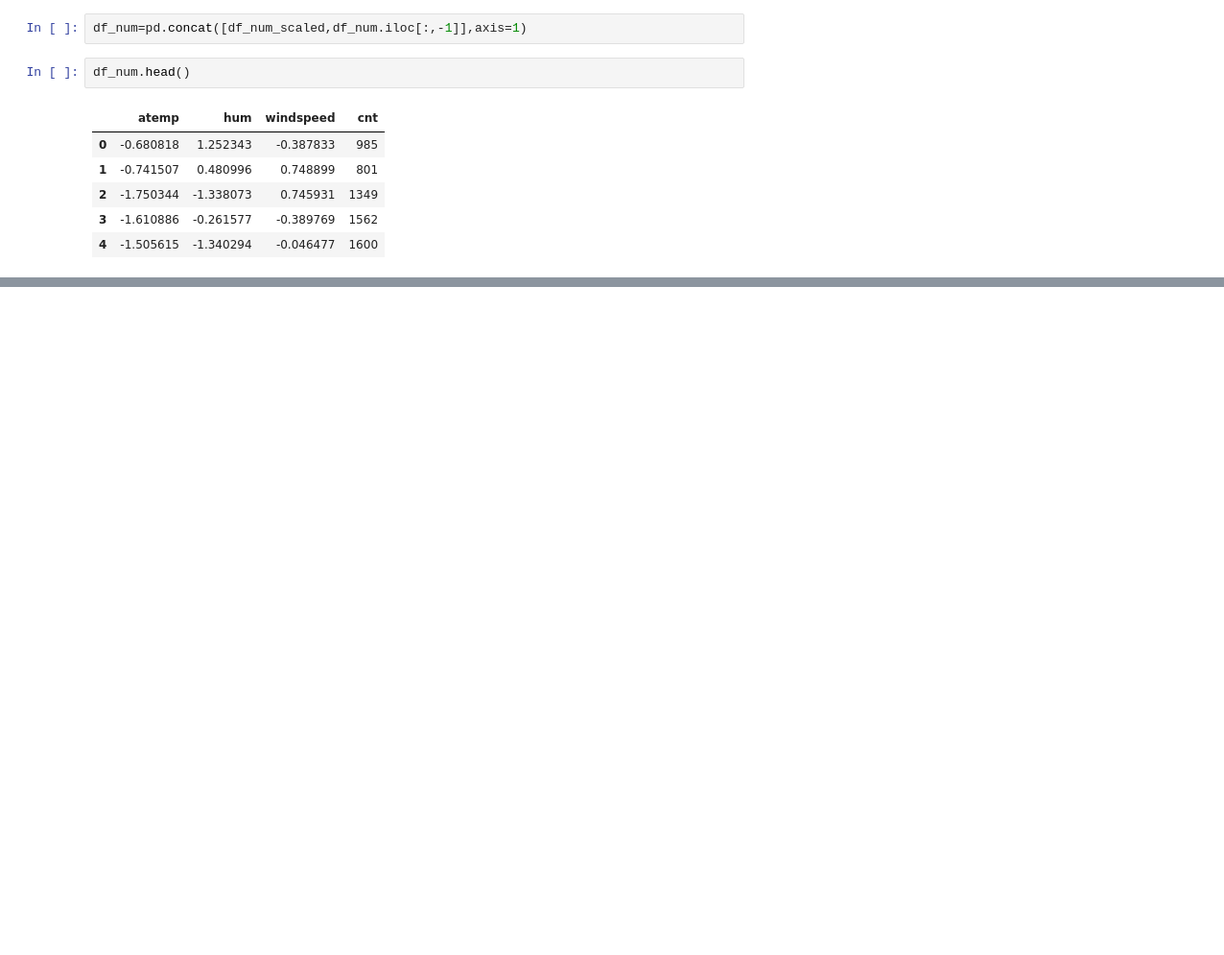
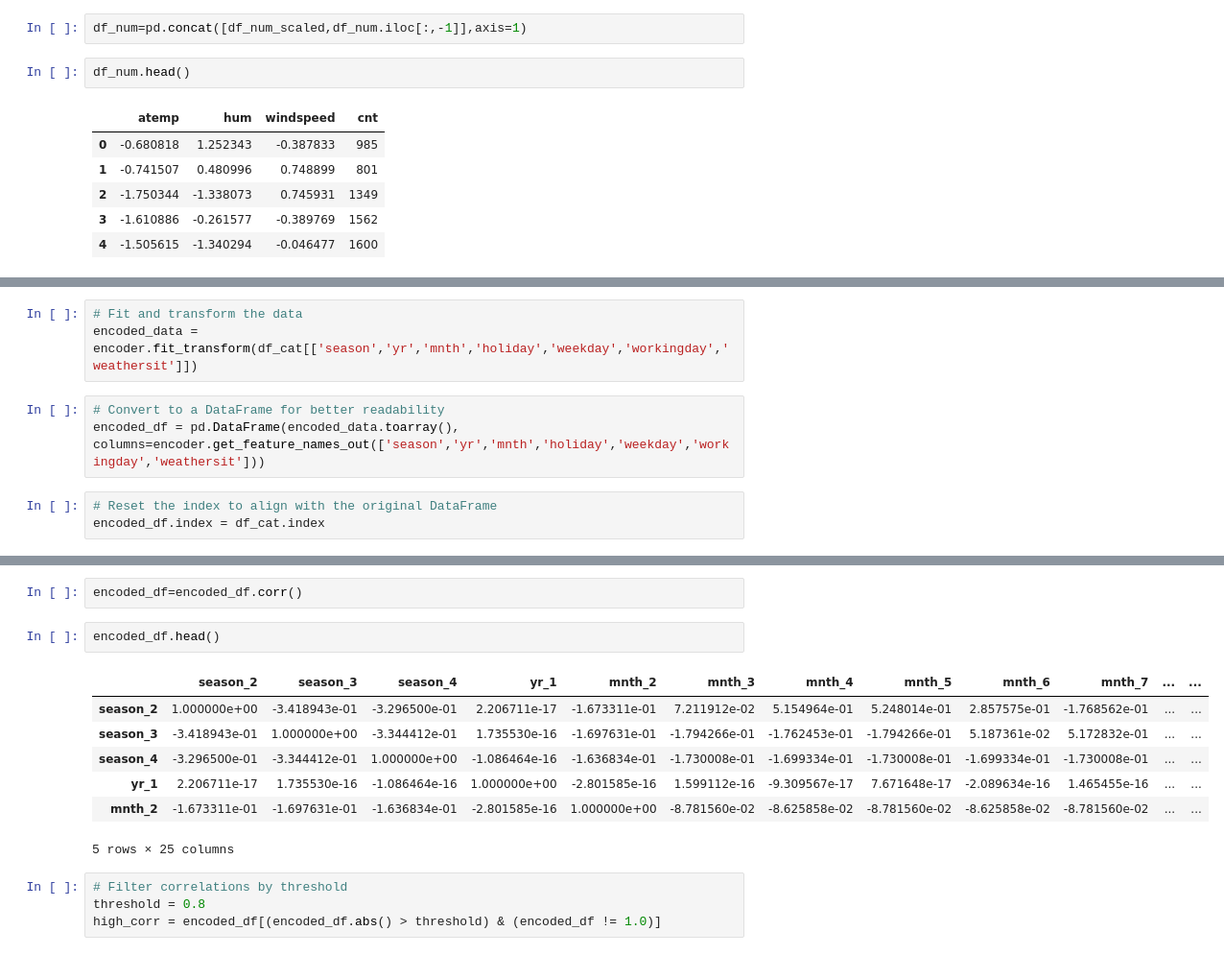
Before and after one commit to 4chaksu/Bike-Demand-Prediction, a Jupyter notebook: Multiple_Linear_Regression.ipynb, the cells around one changed output, grey strips where cells are left out. Shown: that part at 96% size. Cells and saved outputs as stored; diff of their text form; blank space fills up the shorter version.

```diff
--- a/Multiple_Linear_Regression.ipynb
+++ b/Multiple_Linear_Regression.ipynb
@@ -218,0 +190,9 @@ plt.show()
+# %%
+# Fit and transform the data
+encoded_data = encoder.fit_transform(df_cat[['season','yr','mnth','holiday','weekday','workingday','weathersit']])
+# %%
+# Convert to a DataFrame for better readability
+encoded_df = pd.DataFrame(encoded_data.toarray(), columns=encoder.get_feature_names_out(['season','yr','mnth','holiday','weekday','workingday','weathersit']))
+# %%
+# Reset the index to align with the original DataFrame
+encoded_df.index = df_cat.index
@@ -218,0 +209,16 @@ plt.show()
+# %%
+encoded_df=encoded_df.corr()
+# %%
+encoded_df.head()
+# %% [output]
+|  | season_2 | season_3 | season_4 | yr_1 | mnth_2 | mnth_3 | mnth_4 | mnth_5 | mnth_6 | mnth_7 | ... | ... |
+| season_2 | 1.000000e+00 | -3.418943e-01 | -3.296500e-01 | 2.206711e-17 | -1.673311e-01 | 7.211912e-02 | 5.154964e-01 | 5.248014e-01 | 2.857575e-01 | -1.768562e-01 | ... | ... |
+| season_3 | -3.418943e-01 | 1.000000e+00 | -3.344412e-01 | 1.735530e-16 | -1.697631e-01 | -1.794266e-01 | -1.762453e-01 | -1.794266e-01 | 5.187361e-02 | 5.172832e-01 | ... | ... |
+| season_4 | -3.296500e-01 | -3.344412e-01 | 1.000000e+00 | -1.086464e-16 | -1.636834e-01 | -1.730008e-01 | -1.699334e-01 | -1.730008e-01 | -1.699334e-01 | -1.730008e-01 | ... | ... |
+| yr_1 | 2.206711e-17 | 1.735530e-16 | -1.086464e-16 | 1.000000e+00 | -2.801585e-16 | 1.599112e-16 | -9.309567e-17 | 7.671648e-17 | -2.089634e-16 | 1.465455e-16 | ... | ... |
+| mnth_2 | -1.673311e-01 | -1.697631e-01 | -1.636834e-01 | -2.801585e-16 | 1.000000e+00 | -8.781560e-02 | -8.625858e-02 | -8.781560e-02 | -8.625858e-02 | -8.781560e-02 | ... | ... |
+5 rows × 25 columns
+# %%
+# Filter correlations by threshold
+threshold = 0.8
+high_corr = encoded_df[(encoded_df.abs() > threshold) & (encoded_df != 1.0)]
```
Also changed, not shown: parts of 15 cells of this notebook, 1 other file.
